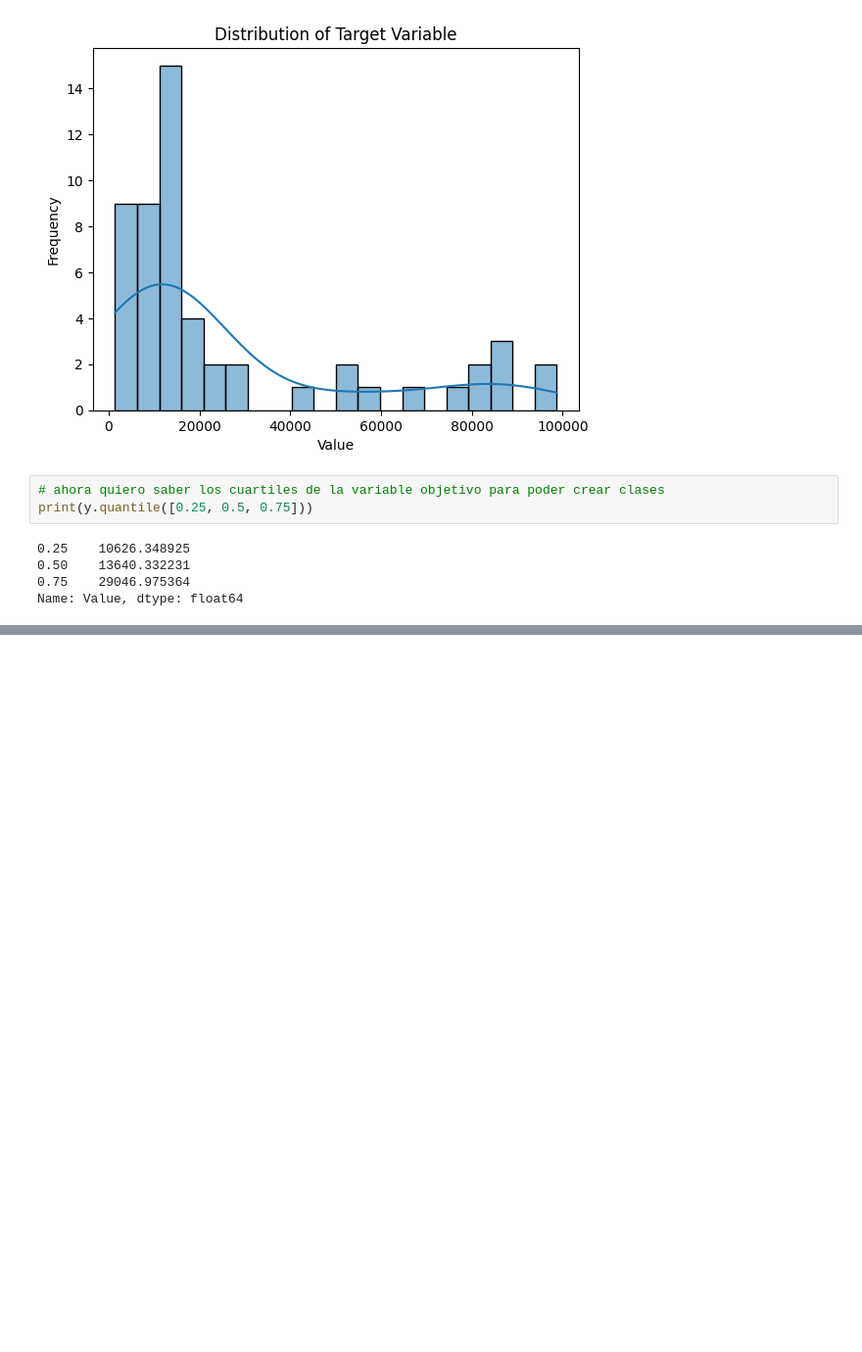
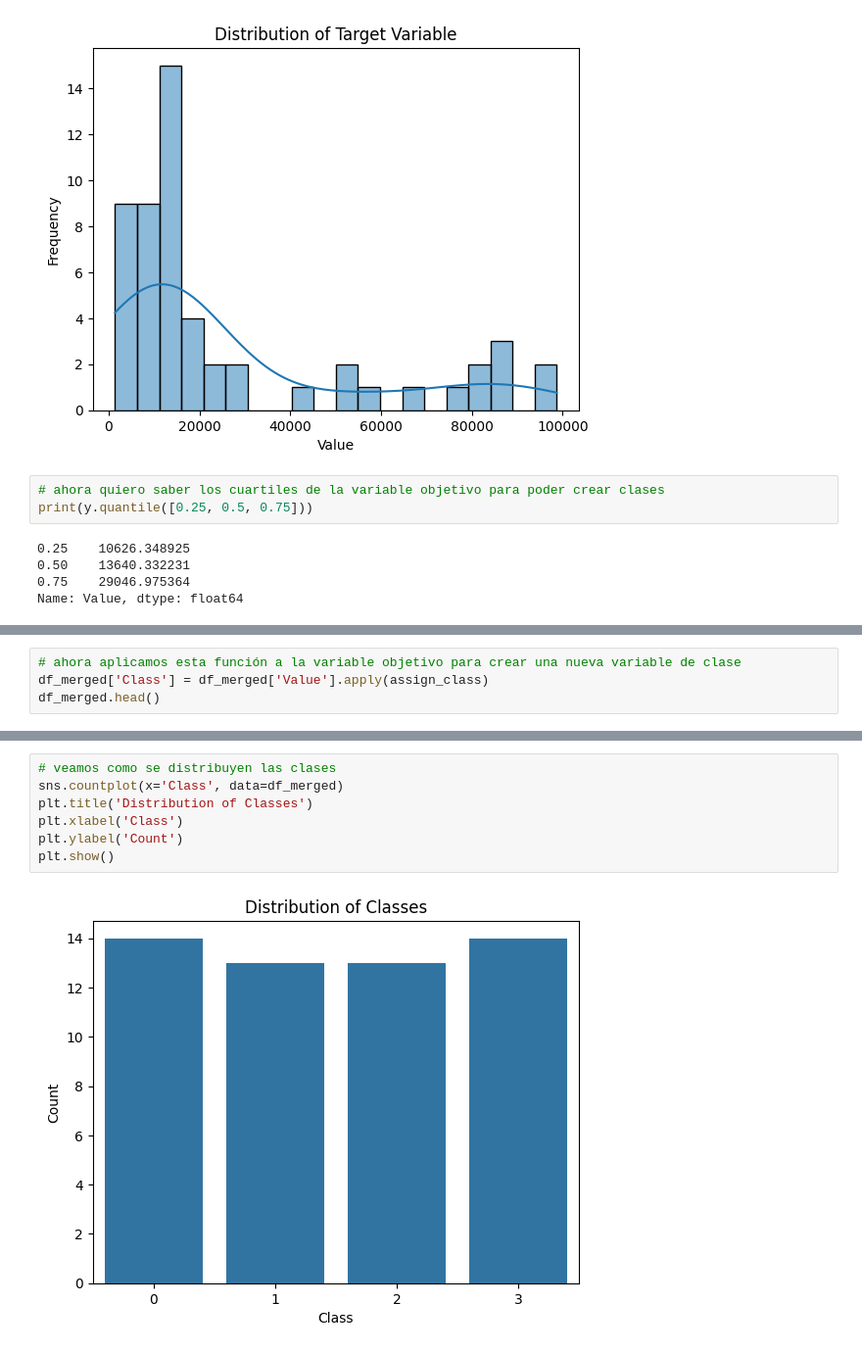
Before and after one commit to AlexSG29/Machine-Learning-Class, a Jupyter notebook: proyecto/proyecto_final.ipynb, the cells around one changed output, grey strips where cells are left out. Shown at 98% size. Drawn from its saved outputs; the diff is of its cells as text; blank space fills up the shorter version.

```diff
--- a/proyecto/proyecto_final.ipynb
+++ b/proyecto/proyecto_final.ipynb
@@ -381,0 +381,4 @@ def assign_class(value):
+# %%
+# ahora aplicamos esta función a la variable objetivo para crear una nueva variable de clase
+df_merged['Class'] = df_merged['Value'].apply(assign_class)
+df_merged.head()
@@ -381,0 +392,9 @@ def assign_class(value):
+# %%
+# veamos como se distribuyen las clases
+sns.countplot(x='Class', data=df_merged)
+plt.title('Distribution of Classes')
+plt.xlabel('Class')
+plt.ylabel('Count')
+plt.show()
+# %% [output]
+[figure, added]
```
Also changed, not shown: parts of 17 cells of this notebook.
